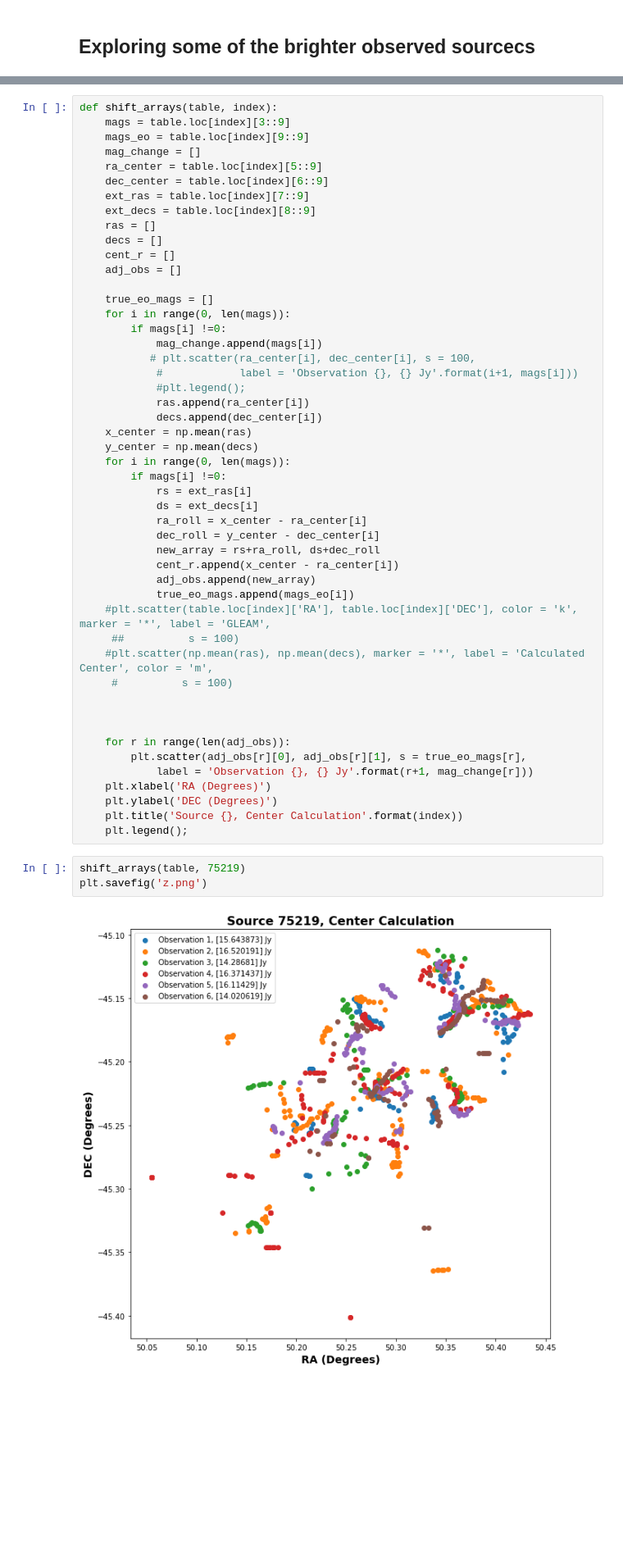
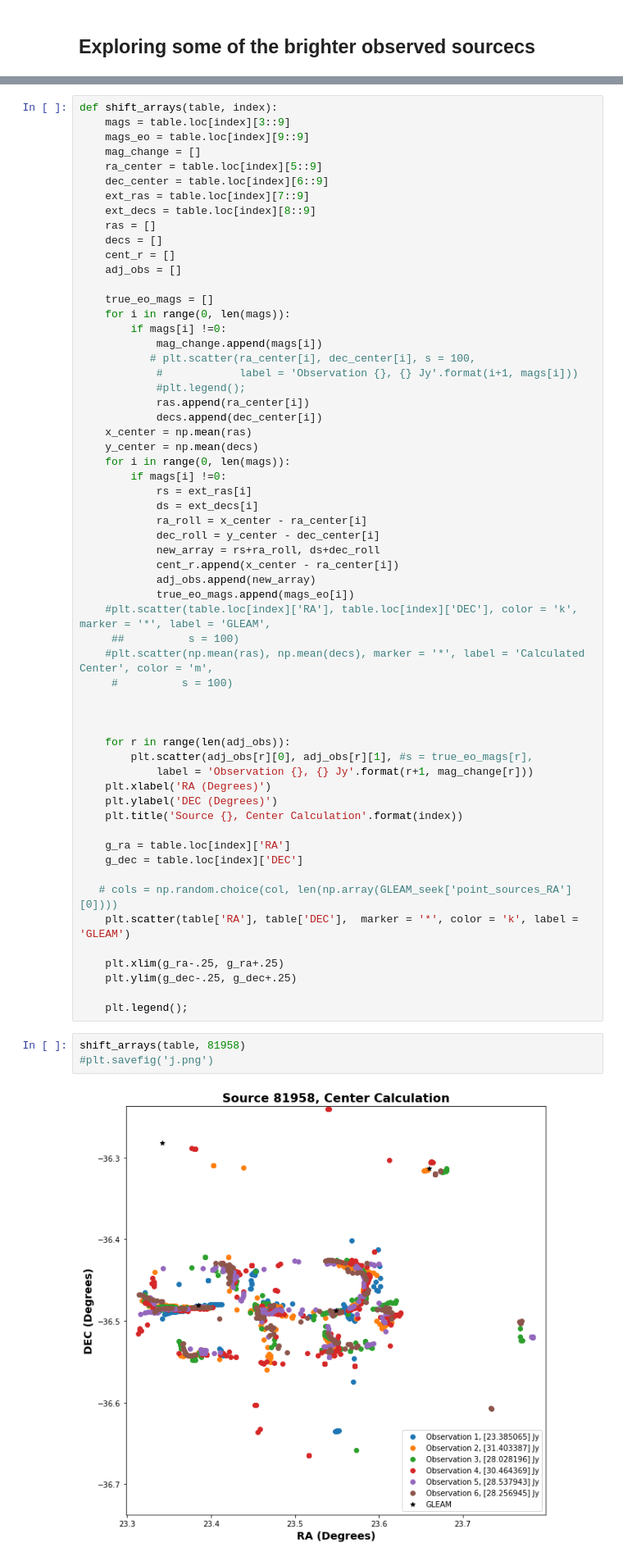
Before and after one commit to kelceydavis33/Source_Matching, a Jupyter notebook: GLEAM_p37.ipynb, the cells around one changed output, grey strips where cells are left out. Shown at 82% size. Cells and saved outputs as stored; diff of their text form; blank space fills up the shorter version.

```diff
--- a/GLEAM_p37.ipynb
+++ b/GLEAM_p37.ipynb
@@ -624,14 +696,24 @@ def shift_arrays(table, index):
 
 
     for r in range(len(adj_obs)):
-        plt.scatter(adj_obs[r][0], adj_obs[r][1], s = true_eo_mags[r],
+        plt.scatter(adj_obs[r][0], adj_obs[r][1], #s = true_eo_mags[r],
             label = 'Observation {}, {} Jy'.format(r+1, mag_change[r]))
     plt.xlabel('RA (Degrees)')
     plt.ylabel('DEC (Degrees)')
     plt.title('Source {}, Center Calculation'.format(index))
+
+    g_ra = table.loc[index]['RA']
+    g_dec = table.loc[index]['DEC']
+
+   # cols = np.random.choice(col, len(np.array(GLEAM_seek['point_sources_RA'][0])))
+    plt.scatter(table['RA'], table['DEC'],  marker = '*', color = 'k', label = 'GLEAM')
+
+    plt.xlim(g_ra-.25, g_ra+.25)
+    plt.ylim(g_dec-.25, g_dec+.25)
+
     plt.legend();
 # %%
-shift_arrays(table, 75219)
-plt.savefig('z.png')
+shift_arrays(table, 81958)
+#plt.savefig('j.png')
 # %% [output]
-[figure, old version]
+[figure, new version]
```
Also changed, not shown: parts of 20 cells of this notebook.
